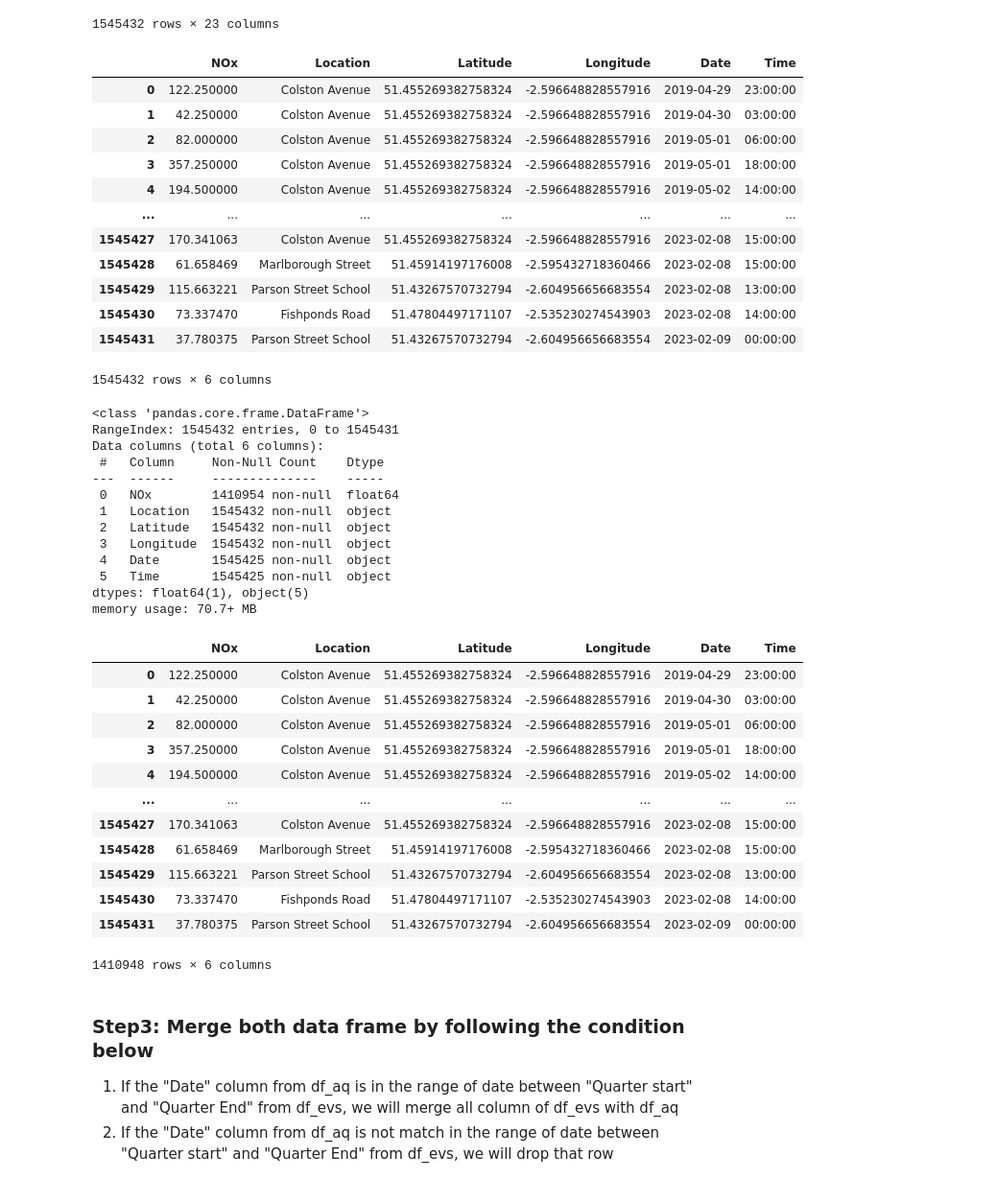
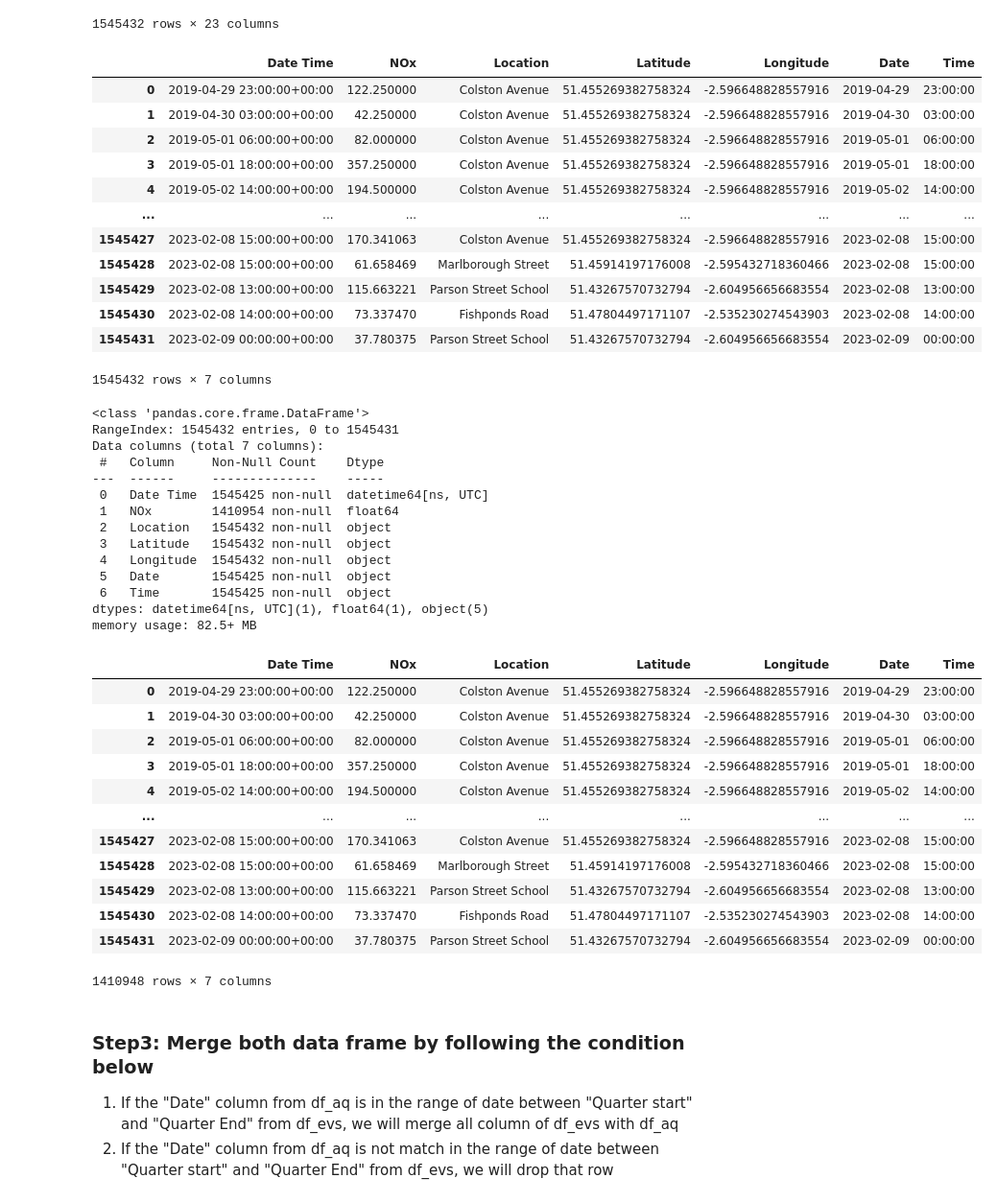
Before and after one commit to sxy1813082/DS-mini-project-repository, a Jupyter notebook: DSMP_DATA_CLEANING.ipynb, the cells around one changed output. Shown at 96% size. Cells and saved outputs as stored; diff of their text form; code cells hidden in the pictures.

```diff
--- a/DSMP_DATA_CLEANING.ipynb
+++ b/DSMP_DATA_CLEANING.ipynb
@@ -163,73 +163,74 @@ memory usage: 260.9+ MB
 # %%
 # Drop unneccessary data
 df_aq = df_aq.loc[:, ['Date Time', 'NOx', 'Location', 'geo_point_2d']]
 
 # Split data into lat and long
 df_aq[["Latitude", "Longitude"]] = df_aq["geo_point_2d"].str.split(",", expand=True)
 
 # Drop geo_point_2d
 df_aq = df_aq.drop(columns='geo_point_2d', axis=1)
 
 # Convert the "Date Time" column to datetime type
 df_aq["Date Time"] = pd.to_datetime(df_aq["Date Time"])
 
 # Extract the date and time components
 df_aq["Date"] = df_aq["Date Time"].dt.date
 df_aq["Time"] = df_aq["Date Time"].dt.time
 
 # Drop the original "Date Time" column
-df_aq.drop(columns=["Date Time"], inplace=True)
+# df_aq.drop(columns=["Date Time"], inplace=True)
 
 df_aq
 # %% [output]
-|  | NOx | Location | Latitude | Longitude | Date | Time |
-| 0 | 122.250000 | Colston Avenue | 51.455269382758324 | -2.596648828557916 | 2019-04-29 | 23:00:00 |
-| 1 | 42.250000 | Colston Avenue | 51.455269382758324 | -2.596648828557916 | 2019-04-30 | 03:00:00 |
-| 2 | 82.000000 | Colston Avenue | 51.455269382758324 | -2.596648828557916 | 2019-05-01 | 06:00:00 |
-| 3 | 357.250000 | Colston Avenue | 51.455269382758324 | -2.596648828557916 | 2019-05-01 | 18:00:00 |
-| 4 | 194.500000 | Colston Avenue | 51.455269382758324 | -2.596648828557916 | 2019-05-02 | 14:00:00 |
-| ... | ... | ... | ... | ... | ... | ... |
-| 1545427 | 170.341063 | Colston Avenue | 51.455269382758324 | -2.596648828557916 | 2023-02-08 | 15:00:00 |
-| 1545428 | 61.658469 | Marlborough Street | 51.45914197176008 | -2.595432718360466 | 2023-02-08 | 15:00:00 |
-| 1545429 | 115.663221 | Parson Street School | 51.43267570732794 | -2.604956656683554 | 2023-02-08 | 13:00:00 |
-| 1545430 | 73.337470 | Fishponds Road | 51.47804497171107 | -2.535230274543903 | 2023-02-08 | 14:00:00 |
-| 1545431 | 37.780375 | Parson Street School | 51.43267570732794 | -2.604956656683554 | 2023-02-09 | 00:00:00 |
+|  | Date Time | NOx | Location | Latitude | Longitude | Date | Time |
+| 0 | 2019-04-29 23:00:00+00:00 | 122.250000 | Colston Avenue | 51.455269382758324 | -2.596648828557916 | 2019-04-29 | 23:00:00 |
+| 1 | 2019-04-30 03:00:00+00:00 | 42.250000 | Colston Avenue | 51.455269382758324 | -2.596648828557916 | 2019-04-30 | 03:00:00 |
+| 2 | 2019-05-01 06:00:00+00:00 | 82.000000 | Colston Avenue | 51.455269382758324 | -2.596648828557916 | 2019-05-01 | 06:00:00 |
+| 3 | 2019-05-01 18:00:00+00:00 | 357.250000 | Colston Avenue | 51.455269382758324 | -2.596648828557916 | 2019-05-01 | 18:00:00 |
+| 4 | 2019-05-02 14:00:00+00:00 | 194.500000 | Colston Avenue | 51.455269382758324 | -2.596648828557916 | 2019-05-02 | 14:00:00 |
+| ... | ... | ... | ... | ... | ... | ... | ... |
+| 1545427 | 2023-02-08 15:00:00+00:00 | 170.341063 | Colston Avenue | 51.455269382758324 | -2.596648828557916 | 2023-02-08 | 15:00:00 |
+| 1545428 | 2023-02-08 15:00:00+00:00 | 61.658469 | Marlborough Street | 51.45914197176008 | -2.595432718360466 | 2023-02-08 | 15:00:00 |
+| 1545429 | 2023-02-08 13:00:00+00:00 | 115.663221 | Parson Street School | 51.43267570732794 | -2.604956656683554 | 2023-02-08 | 13:00:00 |
+| 1545430 | 2023-02-08 14:00:00+00:00 | 73.337470 | Fishponds Road | 51.47804497171107 | -2.535230274543903 | 2023-02-08 | 14:00:00 |
+| 1545431 | 2023-02-09 00:00:00+00:00 | 37.780375 | Parson Street School | 51.43267570732794 | -2.604956656683554 | 2023-02-09 | 00:00:00 |
-1545432 rows × 6 columns
+1545432 rows × 7 columns
 # %%
 # Check the data
 df_aq.info()
 # %% [output]
 <class 'pandas.core.frame.DataFrame'>
 RangeIndex: 1545432 entries, 0 to 1545431
-Data columns (total 6 columns):
+Data columns (total 7 columns):
  #   Column     Non-Null Count    Dtype
 ---  ------     --------------    -----
- 0   NOx        1410954 non-null  float64
- 1   Location   1545432 non-null  object
- 2   Latitude   1545432 non-null  object
- 3   Longitude  1545432 non-null  object
- 4   Date       1545425 non-null  object
- 5   Time       1545425 non-null  object
-dtypes: float64(1), object(5)
-memory usage: 70.7+ MB
+ 0   Date Time  1545425 non-null  datetime64[ns, UTC]
+ 1   NOx        1410954 non-null  float64
+ 2   Location   1545432 non-null  object
+ 3   Latitude   1545432 non-null  object
+ 4   Longitude  1545432 non-null  object
+ 5   Date       1545425 non-null  object
+ 6   Time       1545425 non-null  object
+dtypes: datetime64[ns, UTC](1), float64(1), object(5)
+memory usage: 82.5+ MB
 # %%
 # Drop Null value of NOx
 df_aq = df_aq.dropna()
 df_aq
 # %% [output]
-|  | NOx | Location | Latitude | Longitude | Date | Time |
-| 0 | 122.250000 | Colston Avenue | 51.455269382758324 | -2.596648828557916 | 2019-04-29 | 23:00:00 |
-| 1 | 42.250000 | Colston Avenue | 51.455269382758324 | -2.596648828557916 | 2019-04-30 | 03:00:00 |
-| 2 | 82.000000 | Colston Avenue | 51.455269382758324 | -2.596648828557916 | 2019-05-01 | 06:00:00 |
-| 3 | 357.250000 | Colston Avenue | 51.455269382758324 | -2.596648828557916 | 2019-05-01 | 18:00:00 |
-| 4 | 194.500000 | Colston Avenue | 51.455269382758324 | -2.596648828557916 | 2019-05-02 | 14:00:00 |
-| ... | ... | ... | ... | ... | ... | ... |
-| 1545427 | 170.341063 | Colston Avenue | 51.455269382758324 | -2.596648828557916 | 2023-02-08 | 15:00:00 |
-| 1545428 | 61.658469 | Marlborough Street | 51.45914197176008 | -2.595432718360466 | 2023-02-08 | 15:00:00 |
-| 1545429 | 115.663221 | Parson Street School | 51.43267570732794 | -2.604956656683554 | 2023-02-08 | 13:00:00 |
-| 1545430 | 73.337470 | Fishponds Road | 51.47804497171107 | -2.535230274543903 | 2023-02-08 | 14:00:00 |
-| 1545431 | 37.780375 | Parson Street School | 51.43267570732794 | -2.604956656683554 | 2023-02-09 | 00:00:00 |
+|  | Date Time | NOx | Location | Latitude | Longitude | Date | Time |
+| 0 | 2019-04-29 23:00:00+00:00 | 122.250000 | Colston Avenue | 51.455269382758324 | -2.596648828557916 | 2019-04-29 | 23:00:00 |
+| 1 | 2019-04-30 03:00:00+00:00 | 42.250000 | Colston Avenue | 51.455269382758324 | -2.596648828557916 | 2019-04-30 | 03:00:00 |
+| 2 | 2019-05-01 06:00:00+00:00 | 82.000000 | Colston Avenue | 51.455269382758324 | -2.596648828557916 | 2019-05-01 | 06:00:00 |
+| 3 | 2019-05-01 18:00:00+00:00 | 357.250000 | Colston Avenue | 51.455269382758324 | -2.596648828557916 | 2019-05-01 | 18:00:00 |
+| 4 | 2019-05-02 14:00:00+00:00 | 194.500000 | Colston Avenue | 51.455269382758324 | -2.596648828557916 | 2019-05-02 | 14:00:00 |
+| ... | ... | ... | ... | ... | ... | ... | ... |
+| 1545427 | 2023-02-08 15:00:00+00:00 | 170.341063 | Colston Avenue | 51.455269382758324 | -2.596648828557916 | 2023-02-08 | 15:00:00 |
+| 1545428 | 2023-02-08 15:00:00+00:00 | 61.658469 | Marlborough Street | 51.45914197176008 | -2.595432718360466 | 2023-02-08 | 15:00:00 |
+| 1545429 | 2023-02-08 13:00:00+00:00 | 115.663221 | Parson Street School | 51.43267570732794 | -2.604956656683554 | 2023-02-08 | 13:00:00 |
+| 1545430 | 2023-02-08 14:00:00+00:00 | 73.337470 | Fishponds Road | 51.47804497171107 | -2.535230274543903 | 2023-02-08 | 14:00:00 |
+| 1545431 | 2023-02-09 00:00:00+00:00 | 37.780375 | Parson Street School | 51.43267570732794 | -2.604956656683554 | 2023-02-09 | 00:00:00 |
-1410948 rows × 6 columns
+1410948 rows × 7 columns
 # %% [markdown]
 ### Step3: Merge both data frame by following the condition below
 1. If the "Date" column from df_aq is in the range of date between "Quarter start" and "Quarter End" from df_evs, we will merge all column of df_evs  with df_aq
```
Also changed, not shown: parts of 1 cell of this notebook.
